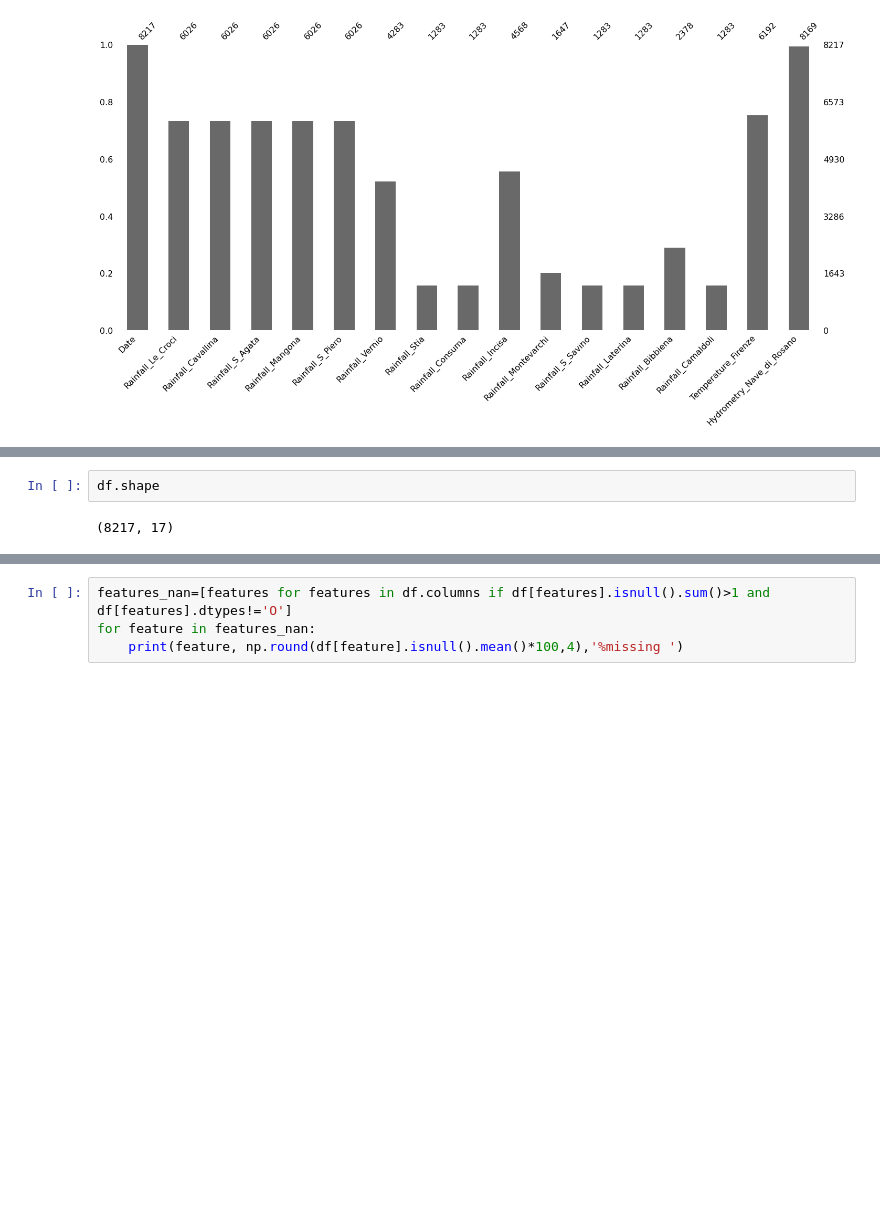
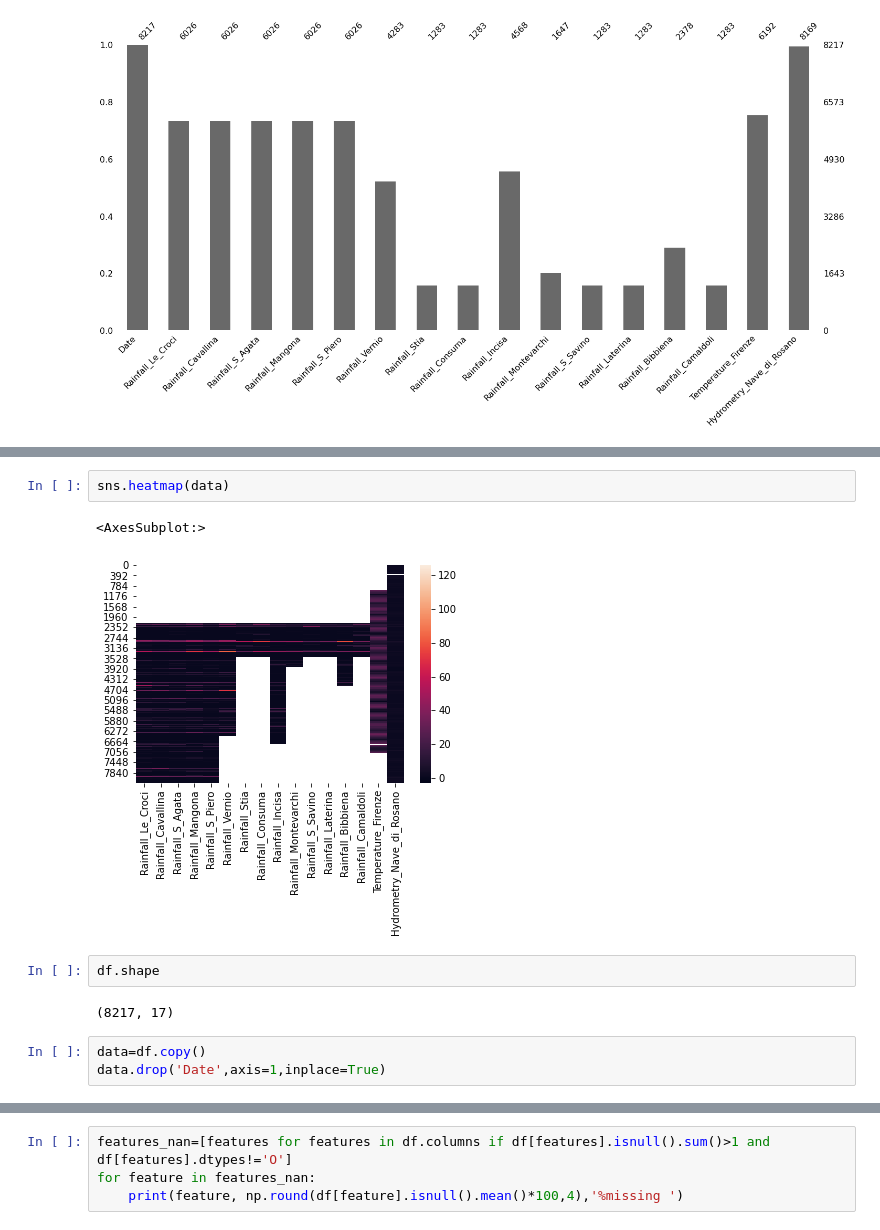
Before and after one commit to Himanth-Venati/Acea_Smart_Water_Analytics_ML, a Jupyter notebook: Acea_Smart_Water_Analytics.ipynb, the cells around one changed output, grey strips where cells are left out. Cells and saved outputs as stored; diff of their text form; blank space fills up the shorter version.

```diff
--- a/Acea_Smart_Water_Analytics.ipynb
+++ b/Acea_Smart_Water_Analytics.ipynb
@@ -50,4 +55,12 @@ msno.bar(df)
+# %%
+sns.heatmap(data)
+# %% [output]
+<AxesSubplot:>
+[figure, added]
 # %%
 df.shape
 # %% [output]
 (8217, 17)
+# %%
+data=df.copy()
+data.drop('Date',axis=1,inplace=True)
```
Also changed, not shown: parts of 3 cells of this notebook.
